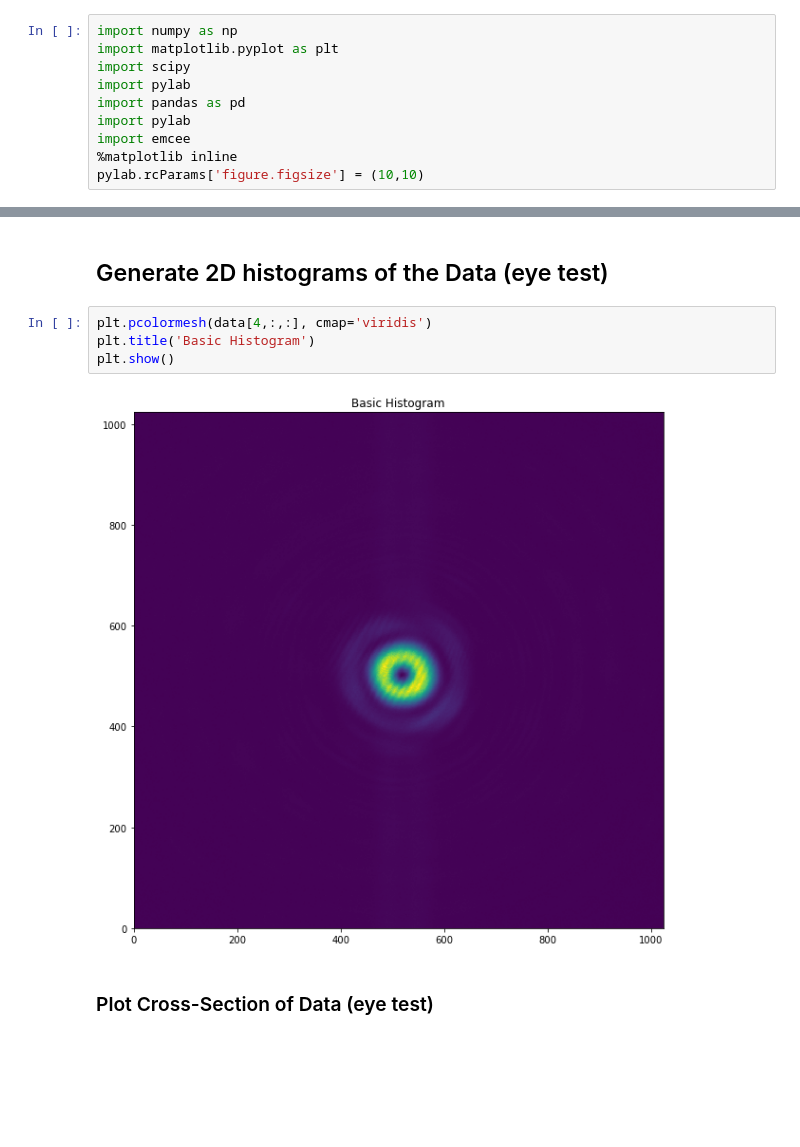
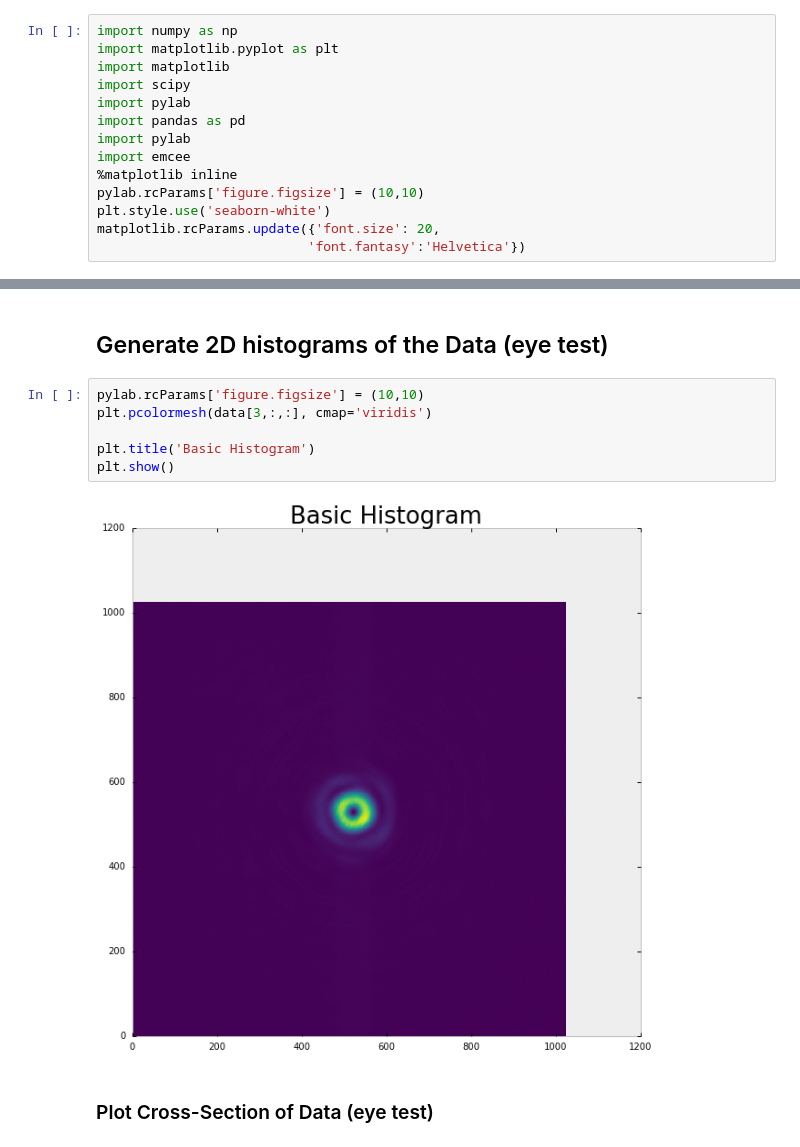
Before and after one commit to Eflom/LG_Fitting, a Jupyter notebook: Ensemble MCMC Fitting Routine.ipynb, the cells around one changed output, grey strips where cells are left out. Drawn from its saved outputs; the diff is of its cells as text; blank space fills up the shorter version.

```diff
--- a/Ensemble MCMC Fitting Routine.ipynb
+++ b/Ensemble MCMC Fitting Routine.ipynb
@@ -9,6 +9,7 @@
 # %%
 import numpy as np
 import matplotlib.pyplot as plt
+import matplotlib
 import scipy
 import pylab
 import pandas as pd
@@ -16,3 +17,6 @@ import pylab
 import emcee
 %matplotlib inline
 pylab.rcParams['figure.figsize'] = (10,10)
+plt.style.use('seaborn-white')
+matplotlib.rcParams.update({'font.size': 20,
+                           'font.fantasy':'Helvetica'})
@@ -44,11 +67,13 @@ Done!
 # %% [markdown]
 ## Generate 2D histograms of the Data (eye test)
 # %%
-plt.pcolormesh(data[4,:,:], cmap='viridis')
+pylab.rcParams['figure.figsize'] = (10,10)
+plt.pcolormesh(data[3,:,:], cmap='viridis')
+
 plt.title('Basic Histogram')
 plt.show()
 # %% [output]
-[figure, old version]
+[figure, new version]
 # %% [markdown]
 ### Plot Cross-Section of Data (eye test)
 # %%
```
Also changed, not shown: parts of 25 cells of this notebook, 1 other file.
